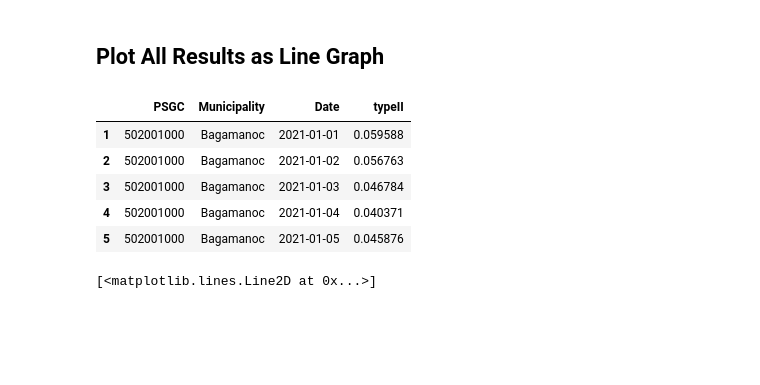
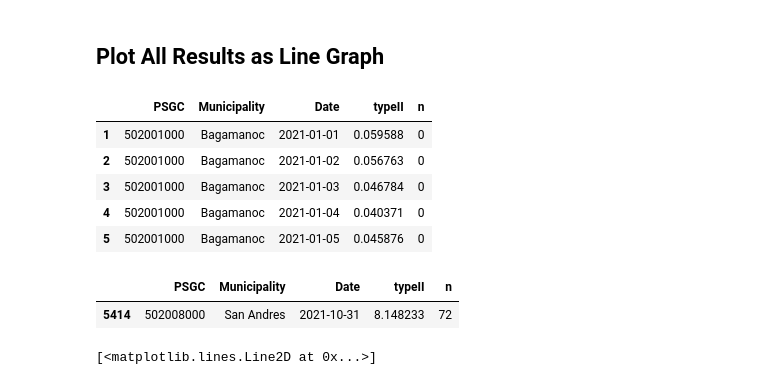
Before and after one commit to dddelacruz/cs198-scl-envi-2425, a Jupyter notebook: 05_data_visualization/results_visualization.ipynb, the cells around one changed output. Drawn from its saved outputs; the diff is of its cells as text; code cells hidden in the pictures; blank space fills up the shorter version.

```diff
--- a/05_data_visualization/results_visualization.ipynb
+++ b/05_data_visualization/results_visualization.ipynb
@@ -31,15 +32,22 @@ results.head()
 # %% [markdown]
 ## Plot All Results as Line Graph
 # %%
-df_results = results[['PSGC', 'Municipality', 'Date', 'typeII']]
+df_results = results[['PSGC', 'Municipality', 'Date', 'typeII', 'n']]
 df_results.head()
 # %% [output]
-|  | PSGC | Municipality | Date | typeII |
-| 1 | 502001000 | Bagamanoc | 2021-01-01 | 0.059588 |
-| 2 | 502001000 | Bagamanoc | 2021-01-02 | 0.056763 |
-| 3 | 502001000 | Bagamanoc | 2021-01-03 | 0.046784 |
-| 4 | 502001000 | Bagamanoc | 2021-01-04 | 0.040371 |
-| 5 | 502001000 | Bagamanoc | 2021-01-05 | 0.045876 |
+|  | PSGC | Municipality | Date | typeII | n |
+| 1 | 502001000 | Bagamanoc | 2021-01-01 | 0.059588 | 0 |
+| 2 | 502001000 | Bagamanoc | 2021-01-02 | 0.056763 | 0 |
+| 3 | 502001000 | Bagamanoc | 2021-01-03 | 0.046784 | 0 |
+| 4 | 502001000 | Bagamanoc | 2021-01-04 | 0.040371 | 0 |
+| 5 | 502001000 | Bagamanoc | 2021-01-05 | 0.045876 | 0 |
+# %%
+df2 = df_results[df_results['Municipality'] == 'San Andres']
+
+df2[df2['typeII'] == df2['typeII'].max()]
+# %% [output]
+|  | PSGC | Municipality | Date | typeII | n |
+| 5414 | 502008000 | San Andres | 2021-10-31 | 8.148233 | 72 |
 # %%
 df_test = df_results[df_results['Municipality'] == "Virac "]
 
```
Also changed, not shown: parts of 2 cells of this notebook, 3 other files.
